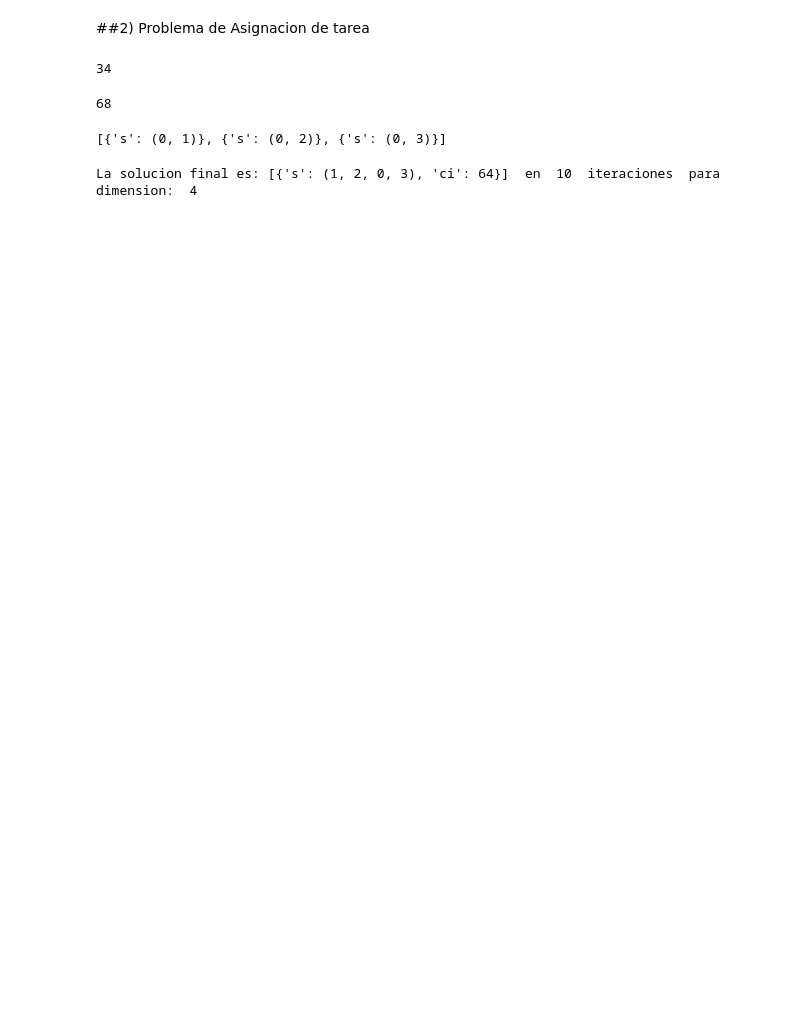
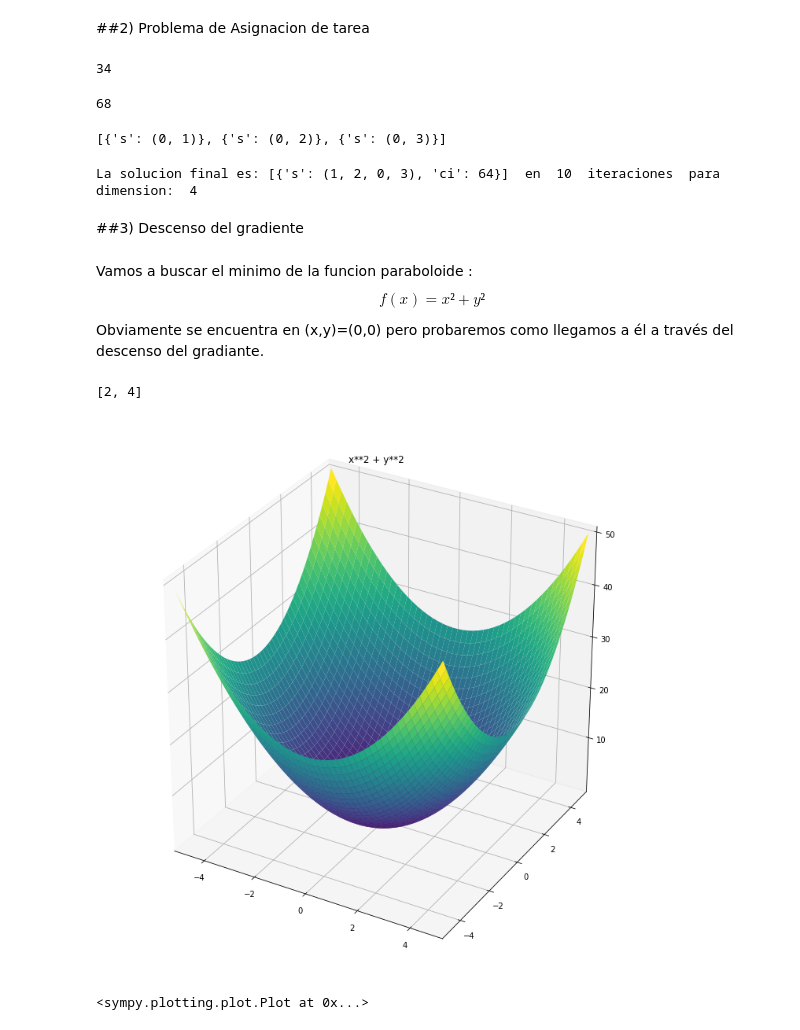
Before and after one commit to jcanevello/AlgoritmosOptimizacion, a Jupyter notebook: Algoritmos_AG2.ipynb, the cells around one changed output. Cells and saved outputs as stored; diff of their text form; code cells hidden in the pictures; blank space fills up the shorter version.

```diff
--- a/Algoritmos_AG2.ipynb
+++ b/Algoritmos_AG2.ipynb
@@ -199,3 +209,5 @@ def ramificacion_y_poda(COSTES):
 ramificacion_y_poda(COSTES)
 # %% [output]
 La solucion final es: [{'s': (1, 2, 0, 3), 'ci': 64}]  en  10  iteraciones  para dimension:  4
+# %% [markdown]
+##3) Descenso del gradiente
@@ -201,0 +221,25 @@ La solucion final es: [{'s': (1, 2, 0, 3), 'ci': 64}]  en  10  iteraciones  para
+# %% [markdown]
+Vamos a buscar el minimo de la funcion paraboloide : $$f(x) =  x² + y²$$
+
+Obviamente se encuentra en (x,y)=(0,0) pero probaremos como llegamos a él a través del descenso del gradiante.
+# %%
+#Definimos la funcion
+#Paraboloide
+f  = lambda X:      X[0]**2 + X[1]**2    #Funcion
+df = lambda X: [2*X[0] , 2*X[1]]         #Gradiente
+
+df([1,2])
+# %% [output]
+[2, 4]
+# %%
+from sympy import symbols
+from sympy.plotting import plot
+from sympy.plotting import plot3d
+x,y = symbols('x y')
+plot3d(x**2 + y**2,
+       (x,-5,5),(y,-5,5),
+       title='x**2 + y**2',
+       size=(10,10))
+# %% [output]
+[figure, added]
+<sympy.plotting.plot.Plot at 0x...>
```
Also changed, not shown: parts of 4 cells of this notebook.
